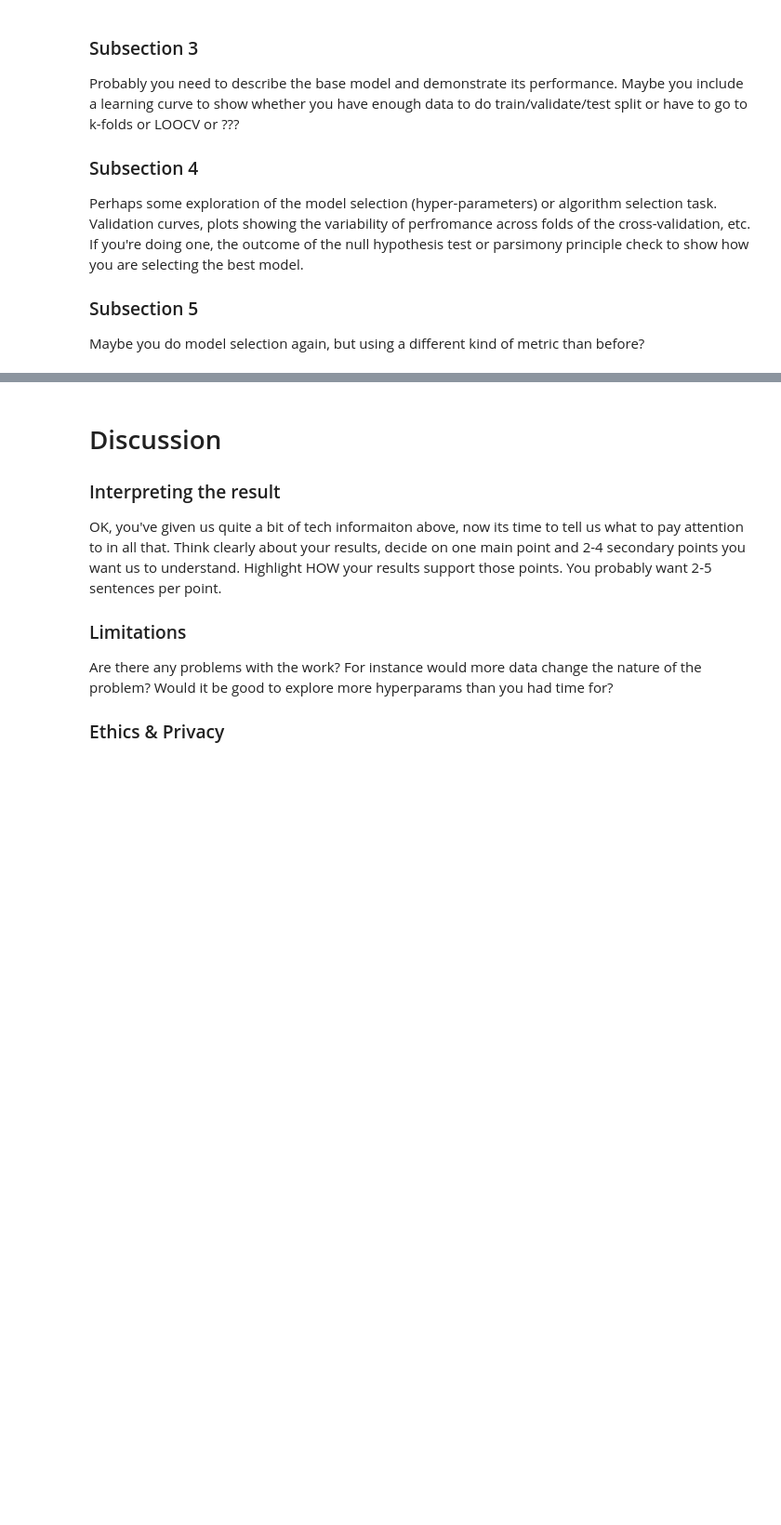
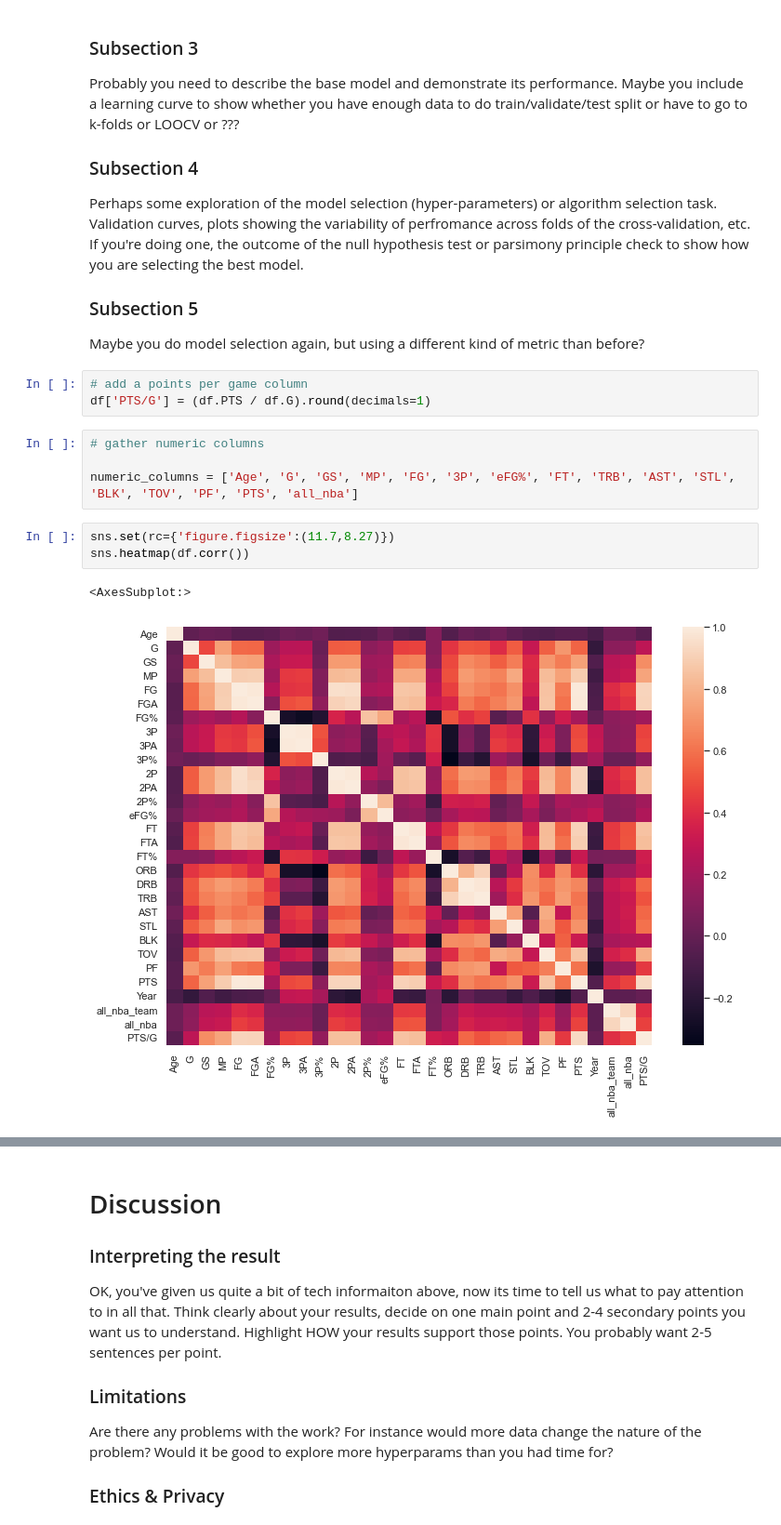
Before and after one commit to COGS118A/Group036-Sp22, a Jupyter notebook: FinalProject_group036.ipynb, the cells around one changed output, grey strips where cells are left out. Shown at 93% size. Cells and saved outputs as stored; diff of their text form; blank space fills up the shorter version.

```diff
--- a/FinalProject_group036.ipynb
+++ b/FinalProject_group036.ipynb
@@ -182,3 +182,16 @@ Perhaps some exploration of the model selection (hyper-parameters) or algorithm
 ### Subsection 5
 
 Maybe you do model selection again, but using a different kind of metric than before?
+# %%
+# add a points per game column
+df['PTS/G'] = (df.PTS / df.G).round(decimals=1)
+# %%
+# gather numeric columns
+
+numeric_columns = ['Age', 'G', 'GS', 'MP', 'FG', '3P', 'eFG%', 'FT', 'TRB', 'AST', 'STL', 'BLK', 'TOV', 'PF', 'PTS', 'all_nba']
+# %%
+sns.set(rc={'figure.figsize':(11.7,8.27)})
+sns.heatmap(df.corr())
+# %% [output]
+<AxesSubplot:>
+[figure, added]
```
Also changed, not shown: parts of 8 cells of this notebook.
